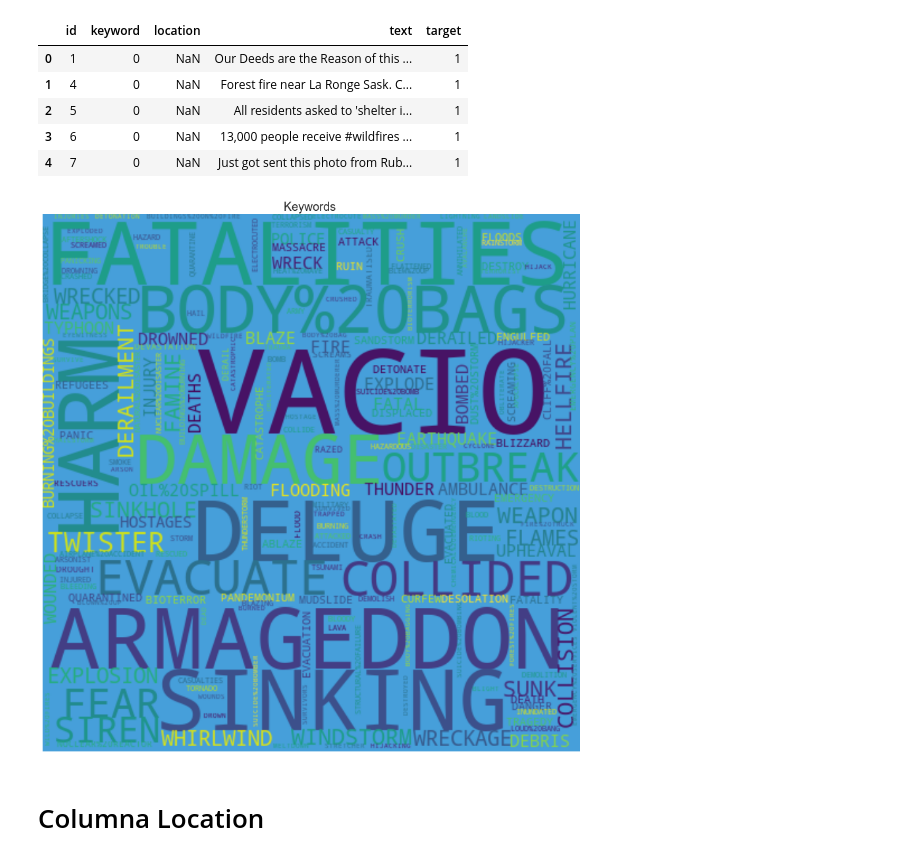
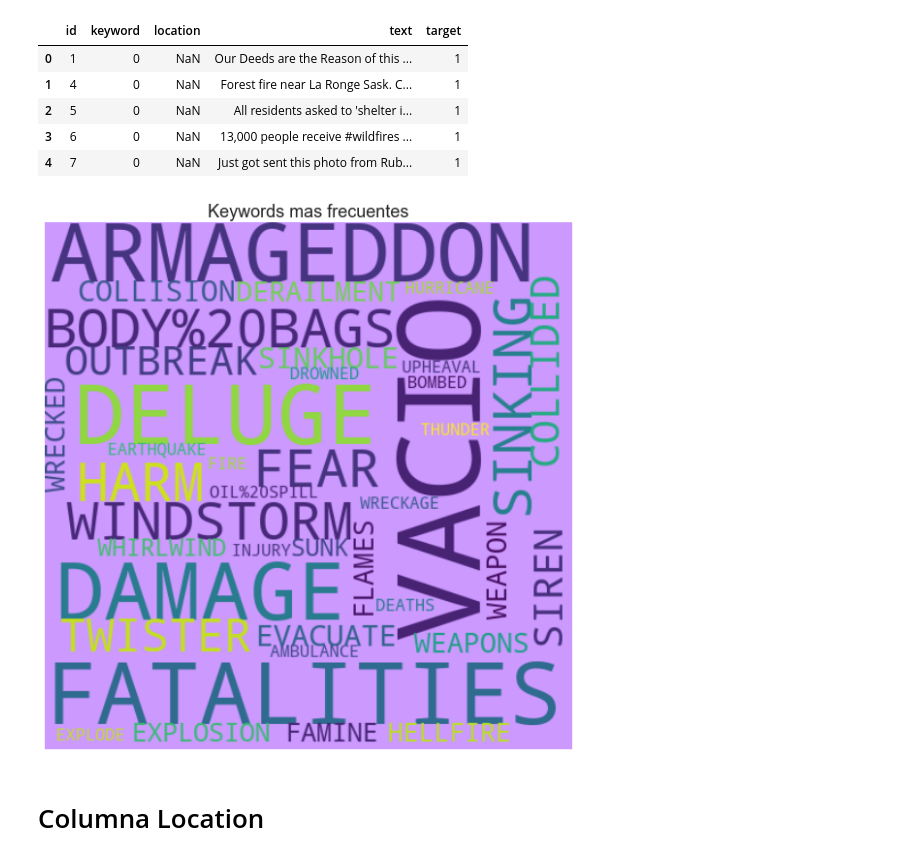
Before and after one commit to SergioCalvani/75.06-Datos-TP1-2020, a Jupyter notebook: TP1 - Analisis Exploratorio - Giova.ipynb, the cells around one changed output. Drawn from its saved outputs; the diff is of its cells as text; code cells hidden in the pictures.

```diff
--- a/TP1 - Analisis Exploratorio - Giova.ipynb
+++ b/TP1 - Analisis Exploratorio - Giova.ipynb
@@ -138,22 +138,16 @@ df_keyword_4.head()
 | 4 | 7 | 0 | NaN | Just got sent this photo from Rub... | 1 |
 # %%
 keywords = df_keyword_2['keyword'].astype('str').str.upper().value_counts()
-keywords
-
-# Función para realizar un gráfico de nube de palabras en funión de un diccionario de palabras y frecuencias
-
-def wordcloud(frecuencias,titulo,tamanio=(15,15)):
-    wordcloud = WordCloud(width=480, height=480, margin=0,background_color='#469FDA').generate_from_frequencies(frequencies=frecuencias)
-    plt.figure(figsize=tamanio)
-    plt.title(titulo,fontSize=18)
-    plt.imshow(wordcloud, interpolation='bilinear')
-    plt.axis("off")
-    plt.margins(x=0, y=0)
-    plt.show()
-
-wordcloud(keywords,titulo='Keywords ')
+wordcloud = WordCloud(width=480, height=480, margin=0,background_color='#cc99ff')\
+    .generate_from_frequencies(frequencies=keywords.nlargest(40))
+plt.figure(figsize=(10,10))
+plt.title('Keywords mas frecuentes',fontSize=18)
+plt.imshow(wordcloud, interpolation='bilinear')
+plt.axis("off")
+plt.margins(x=0, y=0)
+plt.show()
 # %% [output]
-[figure, old version]
+[figure, new version]
 # %% [markdown]
 # Columna Location
 # %%
```
Also changed, not shown: parts of 15 cells of this notebook.
